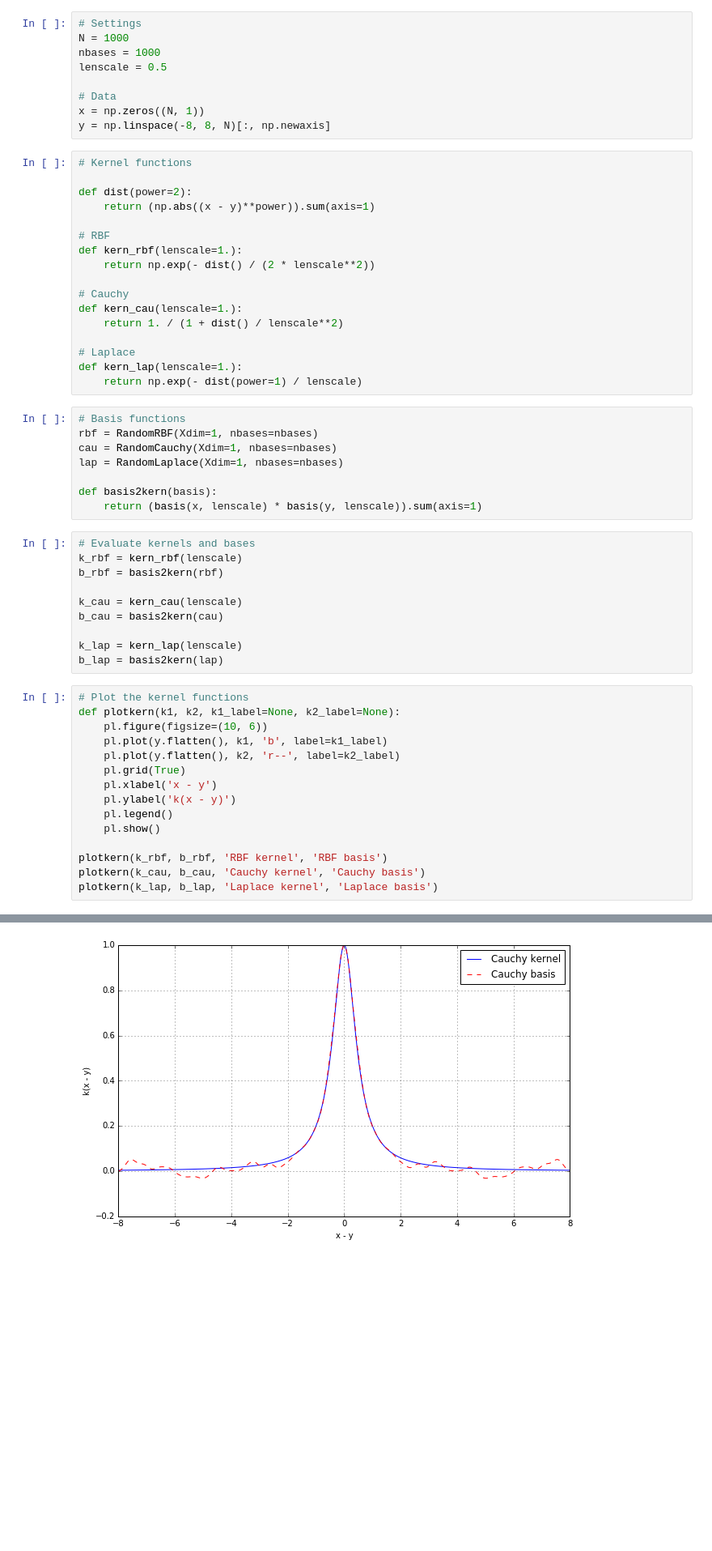
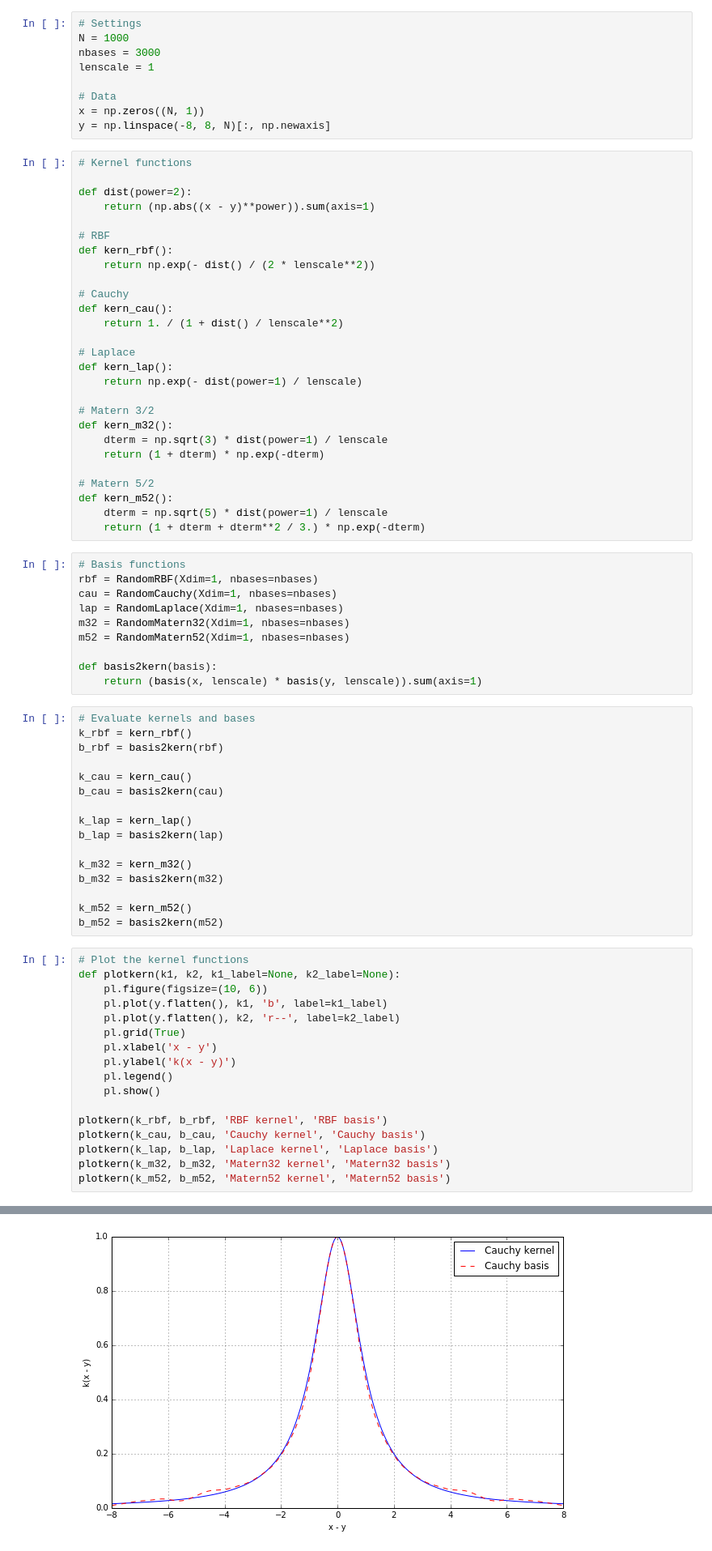
Before and after one commit to NICTA/revrand, a Jupyter notebook: notebooks/Random Kernels.ipynb, the cells around one changed output, grey strips where cells are left out. Shown: that part at 81% size. Drawn from its saved outputs; the diff is of its cells as text; blank space fills up the shorter version.

Commit message:
tried random matern, but not quite right

```diff
--- a/notebooks/Random Kernels.ipynb
+++ b/notebooks/Random Kernels.ipynb
@@ -8,8 +8,8 @@ from revrand.basis_functions import RandomRBF, RandomLaplace, RandomCauchy
 # %%
 # Settings
 N = 1000
-nbases = 1000
-lenscale = 0.5
+nbases = 3000
+lenscale = 1
 
 # Data
 x = np.zeros((N, 1))
@@ -21,34 +21,52 @@ def dist(power=2):
     return (np.abs((x - y)**power)).sum(axis=1)
 
 # RBF
-def kern_rbf(lenscale=1.):
+def kern_rbf():
     return np.exp(- dist() / (2 * lenscale**2))
 
 # Cauchy
-def kern_cau(lenscale=1.):
+def kern_cau():
     return 1. / (1 + dist() / lenscale**2)
 
 # Laplace
-def kern_lap(lenscale=1.):
+def kern_lap():
     return np.exp(- dist(power=1) / lenscale)
+
+# Matern 3/2
+def kern_m32():
+    dterm = np.sqrt(3) * dist(power=1) / lenscale
+    return (1 + dterm) * np.exp(-dterm)
+
+# Matern 5/2
+def kern_m52():
+    dterm = np.sqrt(5) * dist(power=1) / lenscale
+    return (1 + dterm + dterm**2 / 3.) * np.exp(-dterm)
 # %%
 # Basis functions
 rbf = RandomRBF(Xdim=1, nbases=nbases)
 cau = RandomCauchy(Xdim=1, nbases=nbases)
 lap = RandomLaplace(Xdim=1, nbases=nbases)
+m32 = RandomMatern32(Xdim=1, nbases=nbases)
+m52 = RandomMatern52(Xdim=1, nbases=nbases)
 
 def basis2kern(basis):
     return (basis(x, lenscale) * basis(y, lenscale)).sum(axis=1)
 # %%
 # Evaluate kernels and bases
-k_rbf = kern_rbf(lenscale)
+k_rbf = kern_rbf()
 b_rbf = basis2kern(rbf)
 
-k_cau = kern_cau(lenscale)
+k_cau = kern_cau()
 b_cau = basis2kern(cau)
 
-k_lap = kern_lap(lenscale)
+k_lap = kern_lap()
 b_lap = basis2kern(lap)
+
+k_m32 = kern_m32()
+b_m32 = basis2kern(m32)
+
+k_m52 = kern_m52()
+b_m52 = basis2kern(m52)
 # %%
 # Plot the kernel functions
 def plotkern(k1, k2, k1_label=None, k2_label=None):
@@ -64,4 +82,6 @@ def plotkern(k1, k2, k1_label=None, k2_label=None):
 plotkern(k_rbf, b_rbf, 'RBF kernel', 'RBF basis')
 plotkern(k_cau, b_cau, 'Cauchy kernel', 'Cauchy basis')
 plotkern(k_lap, b_lap, 'Laplace kernel', 'Laplace basis')
+plotkern(k_m32, b_m32, 'Matern32 kernel', 'Matern32 basis')
+plotkern(k_m52, b_m52, 'Matern52 kernel', 'Matern52 basis')
 # %% [output]
@@ -69 +89 @@ plotkern(k_lap, b_lap, 'Laplace kernel', 'Laplace basis')
-[figure, old version]
+[figure, new version]
```
Also changed, not shown: parts of 2 cells of this notebook, 1 other file.
